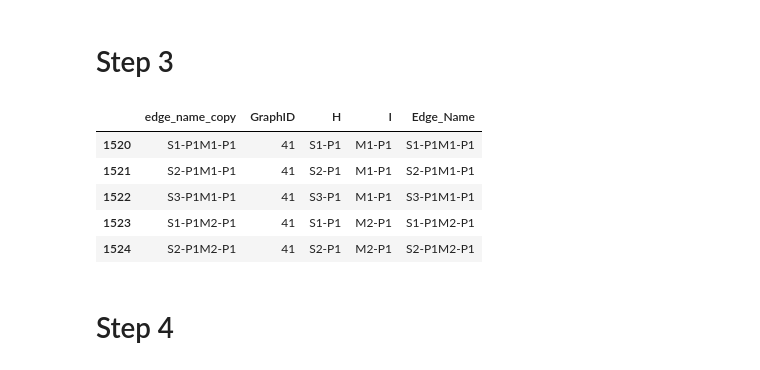
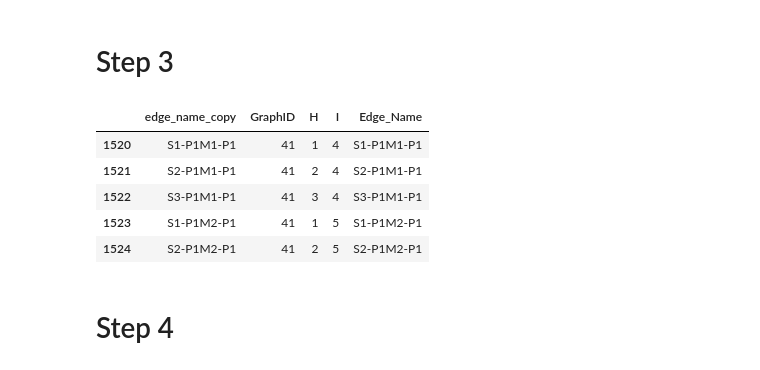
Before and after one commit to nfitzhugh-us/Supply_Chain_Research_Project, a Jupyter notebook: data_conversion_script.ipynb, the cells around one changed output. Drawn from its saved outputs; the diff is of its cells as text; code cells hidden in the pictures.

Commit message:
Fixed error in edge file output from previous versions
I think that all previous versions of this script were outputing the Node labels instead of Node IDs in the edge_file.txt. That was fixed by creating dict with node labels as keys and ids as values, then mapping that dict onto the node label columns

```diff
--- a/data_conversion_script.ipynb
+++ b/data_conversion_script.ipynb
@@ -40,6 +40,7 @@ Node_Table.drop_duplicates(inplace = True, ignore_index = True)
 Node_Names = list(Node_Table)
 Node_Table = Node_Table.to_frame().reset_index().rename(columns={'index': 'NodeID', 0: 'Node_Name'})
 Node_Table.NodeID += 1
+Node_id_referance = Node_Table.copy()
 # %% [markdown]
 # Step 2
 # %%
@@ -79,16 +80,20 @@ with open('10000_rep_node_file.txt', 'w') as file:
 # %%
 df = df[df.MaxFlow > 0][['GraphID','H', 'I']]
 df['Edge_Name'] = df.H + df.I
 e_name = df.Edge_Name
 df.insert(loc=0, column='edge_name_copy', value = e_name)
+
+dic = dict(zip(Node_id_referance.Node_Name, Node_id_referance.NodeID))
+df.H = df.H.map(dic)
+df.I = df.I.map(dic)
 df.head()
 # %% [output]
 |  | edge_name_copy | GraphID | H | I | Edge_Name |
-| 1520 | S1-P1M1-P1 | 41 | S1-P1 | M1-P1 | S1-P1M1-P1 |
-| 1521 | S2-P1M1-P1 | 41 | S2-P1 | M1-P1 | S2-P1M1-P1 |
-| 1522 | S3-P1M1-P1 | 41 | S3-P1 | M1-P1 | S3-P1M1-P1 |
-| 1523 | S1-P1M2-P1 | 41 | S1-P1 | M2-P1 | S1-P1M2-P1 |
-| 1524 | S2-P1M2-P1 | 41 | S2-P1 | M2-P1 | S2-P1M2-P1 |
+| 1520 | S1-P1M1-P1 | 41 | 1 | 4 | S1-P1M1-P1 |
+| 1521 | S2-P1M1-P1 | 41 | 2 | 4 | S2-P1M1-P1 |
+| 1522 | S3-P1M1-P1 | 41 | 3 | 4 | S3-P1M1-P1 |
+| 1523 | S1-P1M2-P1 | 41 | 1 | 5 | S1-P1M2-P1 |
+| 1524 | S2-P1M2-P1 | 41 | 2 | 5 | S2-P1M2-P1 |
 # %% [markdown]
 # Step 4
 # %%
```
